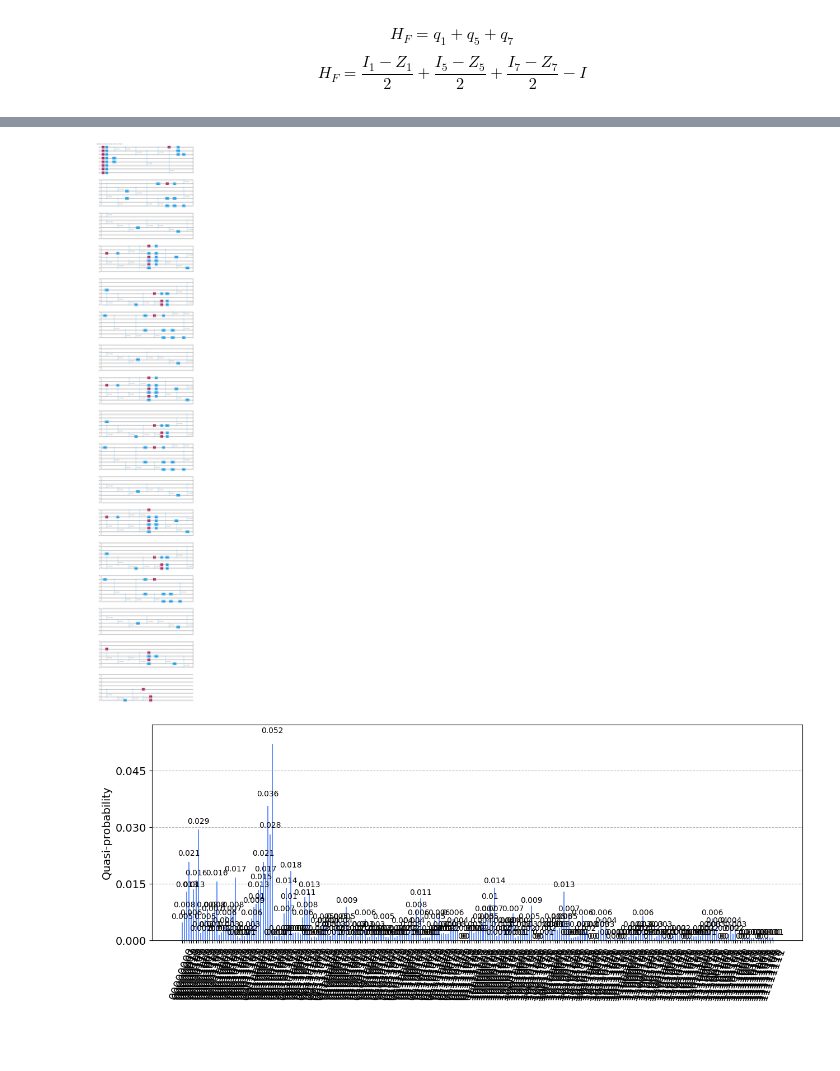
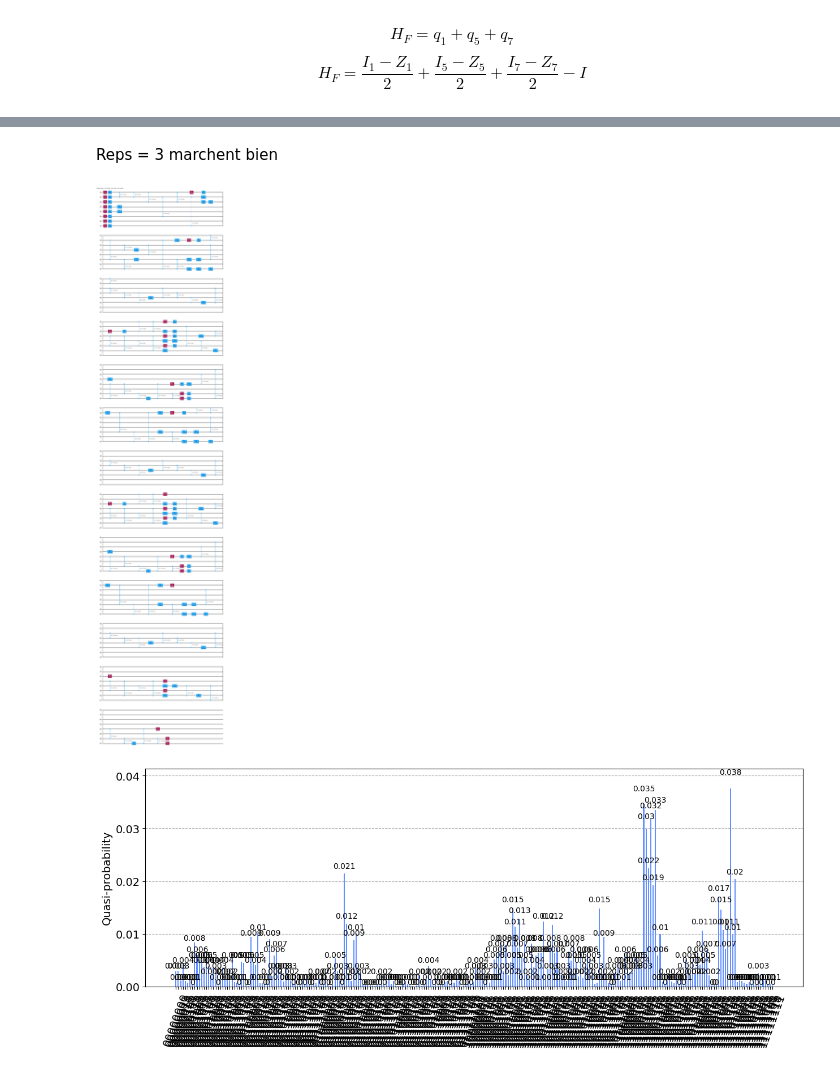
Before and after one commit to harshana20011/quactography, a Jupyter notebook: scripts/first_step_H_test.ipynb, the cells around one changed output, grey strips where cells are left out. Drawn from its saved outputs; the diff is of its cells as text; code cells hidden in the pictures; blank space fills up the shorter version.

```diff
--- a/scripts/first_step_H_test.ipynb
+++ b/scripts/first_step_H_test.ipynb
@@ -275,9 +278,9 @@ h_4 = SparsePauliOp.from_list([("IIIIIIII", +0.5),
                                ("IZIIIIII", -0.5),
                                ("ZIIIIIII", +0.5)])
 # Alpha shouldn't be too big to keep the energy spectrum of the hamiltonian usable with QAOA.
-alpha = 25
+alpha = 23
 # QUBO representation of Hamiltonian (cost function).
-h =- h_c + alpha * ((h_s**2) + (h_f**2) + (h_1**2)  + (h_2**2) + (h_3**2) + (h_4**2))
+h = - h_c + alpha * ((h_s**2) + (h_f**2) + (h_1**2)  + (h_2**2) + (h_3**2) + (h_4**2))
 
 # # Version sans croisement :
 # h_1 = SparsePauliOp.from_list([("IIIZII", -0.5),
@@ -295,12 +298,14 @@ h =- h_c + alpha * ((h_s**2) + (h_f**2) + (h_1**2)  + (h_2**2) + (h_3**2) + (h_4
 # alpha = 18
 # # QUBO representation of Hamiltonian (cost function).
 # h = h_c + alpha * ((h_s**2) + (h_f**2) + (h_1**2)  + (h_3**2) + (h_4**2))
+# %% [markdown]
+Reps = 3 marchent bien
 # %%
 # Create QAOA circuit.
-ansatz = QAOAAnsatz(h, reps=4)
+ansatz = QAOAAnsatz(h, reps=3)
 ansatz.decompose(reps=3).draw(output="mpl", style="iqp")
 # %% [output]
-[figure, old version]
+[figure, new version]
 # %%
 # Run on local estimator and sampler. Fix seeds for results reproducibility.
 estimator = Estimator(options={"shots": 1000000, "seed" : 42})
@@ -328,7 +333,7 @@ dist = sampler.run(circ, res.x).result().quasi_dists[0]
 
 plot_distribution(dist.binary_probabilities(), figsize=(15, 5))
 # %% [output]
-[figure, old version]
+[figure, new version]
 # %%
 # Plot graph
 
```
Also changed, not shown: parts of 5 cells of this notebook, 2 other files.
